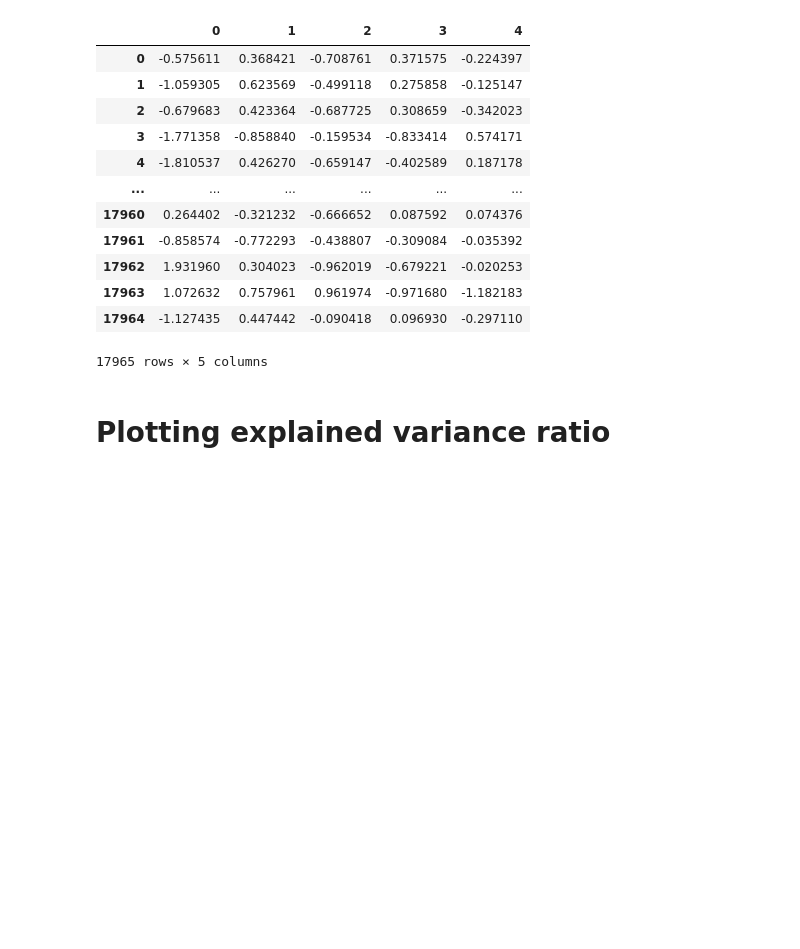
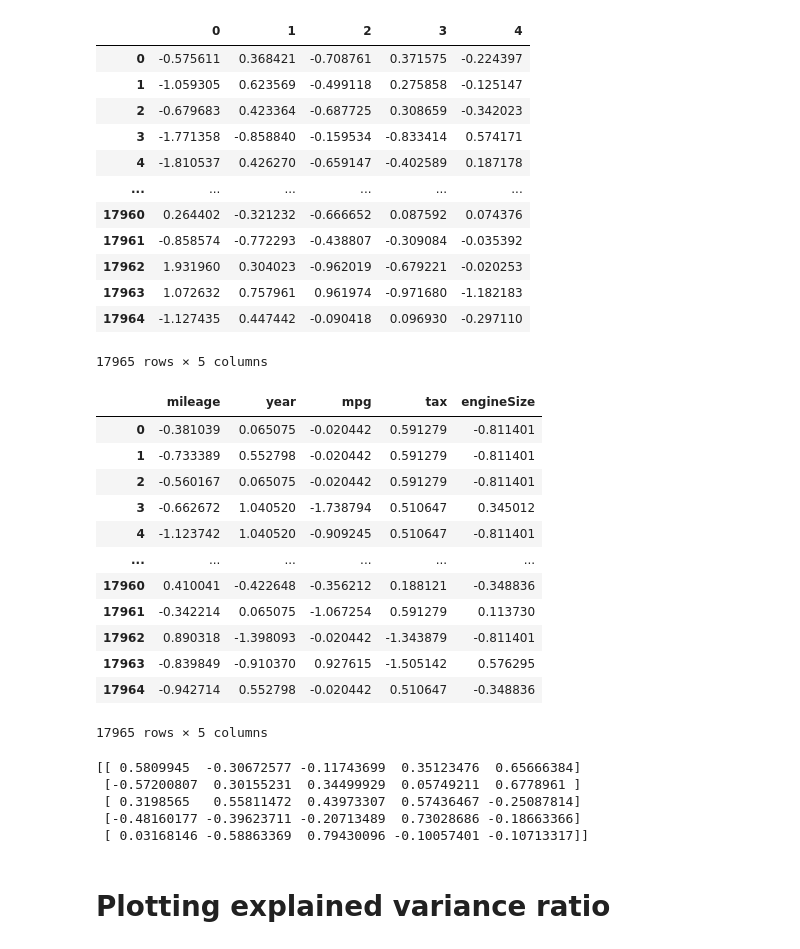
Before and after one commit to avikumart/Principal-Component-Analysis, a Jupyter notebook: pca-principal-component-analysis-variance-plots.ipynb, the cells around one changed output. Saved outputs shown, nothing was run; the diff lists cells and outputs as text; code cells hidden in the pictures; blank space fills up the shorter version.

```diff
--- a/pca-principal-component-analysis-variance-plots.ipynb
+++ b/pca-principal-component-analysis-variance-plots.ipynb
@@ -221,6 +241,30 @@ pd.DataFrame(X_vect_pca)
 | 17963 | 1.072632 | 0.757961 | 0.961974 | -0.971680 | -1.182183 |
 | 17964 | -1.127435 | 0.447442 | -0.090418 | 0.096930 | -0.297110 |
 17965 rows × 5 columns
+# %%
+X_norm
+# %% [output]
+|  | mileage | year | mpg | tax | engineSize |
+| 0 | -0.381039 | 0.065075 | -0.020442 | 0.591279 | -0.811401 |
+| 1 | -0.733389 | 0.552798 | -0.020442 | 0.591279 | -0.811401 |
+| 2 | -0.560167 | 0.065075 | -0.020442 | 0.591279 | -0.811401 |
+| 3 | -0.662672 | 1.040520 | -1.738794 | 0.510647 | 0.345012 |
+| 4 | -1.123742 | 1.040520 | -0.909245 | 0.510647 | -0.811401 |
+| ... | ... | ... | ... | ... | ... |
+| 17960 | 0.410041 | -0.422648 | -0.356212 | 0.188121 | -0.348836 |
+| 17961 | -0.342214 | 0.065075 | -1.067254 | 0.591279 | 0.113730 |
+| 17962 | 0.890318 | -1.398093 | -0.020442 | -1.343879 | -0.811401 |
+| 17963 | -0.839849 | -0.910370 | 0.927615 | -1.505142 | 0.576295 |
+| 17964 | -0.942714 | 0.552798 | -0.020442 | 0.510647 | -0.348836 |
+17965 rows × 5 columns
+# %%
+print(vect.T)
+# %% [output]
+[[ 0.5809945  -0.30672577 -0.11743699  0.35123476  0.65666384]
+ [-0.57200807  0.30155231  0.34499929  0.05749211  0.6778961 ]
+ [ 0.3198565   0.55811472  0.43973307  0.57436467 -0.25087814]
+ [-0.48160177 -0.39623711 -0.20713489  0.73028686 -0.18663366]
+ [ 0.03168146 -0.58863369  0.79430096 -0.10057401 -0.10713317]]
 # %% [markdown]
 # Plotting explained variance ratio
 # %%
```
Also changed, not shown: parts of 6 cells of this notebook.
